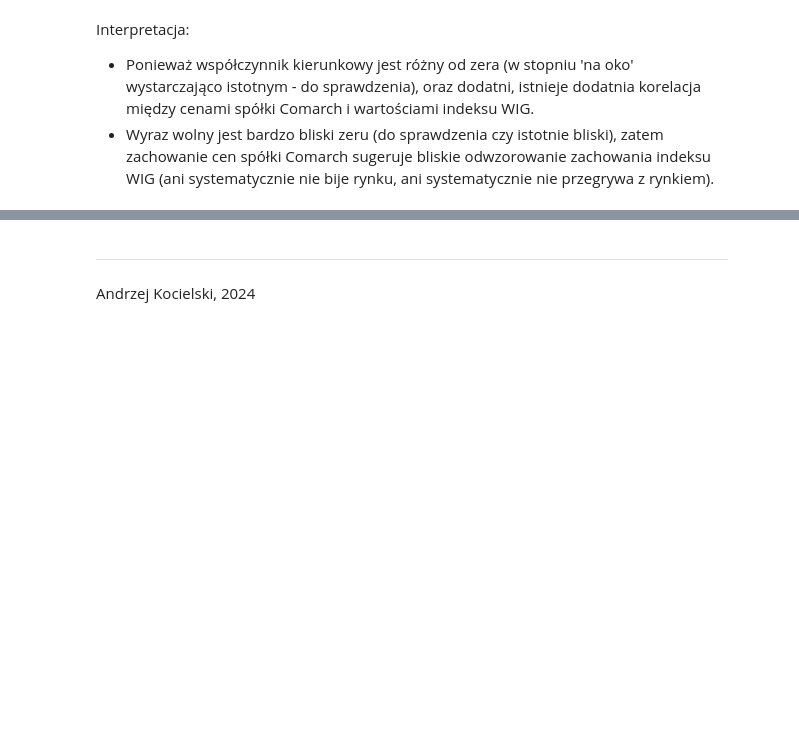
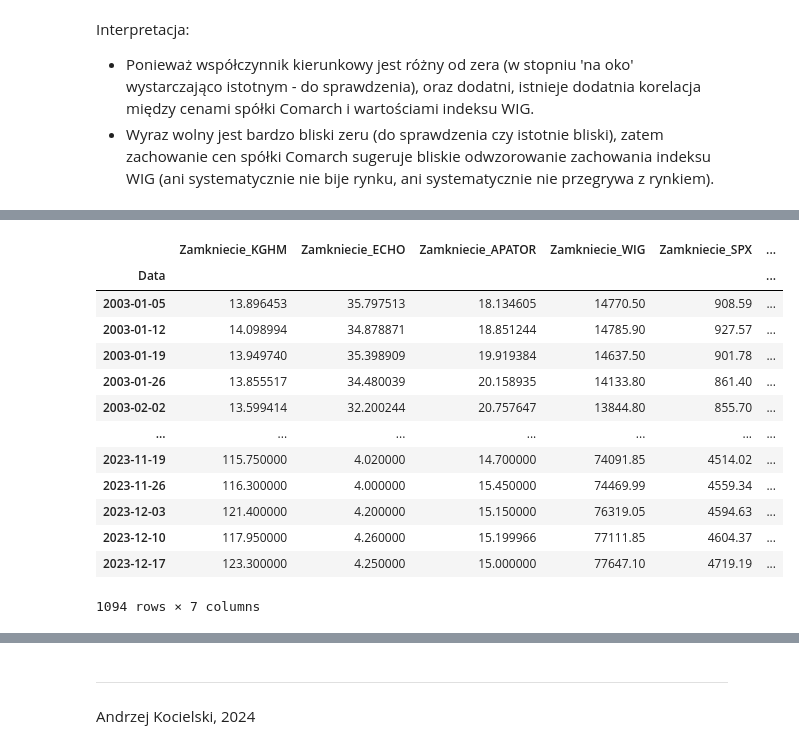
Before and after one commit to andkoc001/statistical-modeling, a Jupyter notebook: project.ipynb, the cells around one changed output, grey strips where cells are left out. Cells and saved outputs as stored; diff of their text form; code cells hidden in the pictures; blank space fills up the shorter version.

```diff
--- a/project.ipynb
+++ b/project.ipynb
@@ -56,14 +56,14 @@ merged_df = pd.DataFrame()
 # Zaczytanie danych z poszczególnych plików csv i dodanie do wspólnego DataFrame
 for file in csv_files:
     file_path = os.path.join(directory_path, file)
-    df = pd.read_csv(file_path)
+    df_i = pd.read_csv(file_path)
 
     # Dodanie nazwy poliku do nazwy kolumny (poza pierwszą, czyli datą)
     nazwa_pliku = os.path.splitext(os.path.basename(file))[0][:-2].upper()
-    df.columns = [df.columns[0]] + [f"{col}_{nazwa_pliku}" for col in df.columns[1:]]
+    df_i.columns = [df_i.columns[0]] + [f"{col}_{nazwa_pliku}" for col in df_i.columns[1:]]
 
     # Łączenie danych z poszczególnych plików
-    merged_df = pd.concat([merged_df, df], ignore_index=False, axis=1)
+    merged_df = pd.concat([merged_df, df_i], ignore_index=False, axis=1)
 
 # Usunięcie powtórzonych kolumn z datami
 merged_df = merged_df.T.drop_duplicates().T
@@ -536,0 +607,25 @@ Zmienną zależną będzie zamknięcia spółki **Comarch**, oraz następujące
+# %%
+# Przygotowania danych
+
+# Przypisanie zmiennych niezależnych i zależnej
+niezalezne = ['Zamkniecie_KGHM', 'Zamkniecie_ECHO', 'Zamkniecie_APATOR', 'Zamkniecie_WIG', 'Zamkniecie_SPX', 'Zamkniecie_EURPLN', 'Zamkniecie_XAUPLN']
+X_wielo = merged_df[niezalezne]
+y_wielo = merged_df['Zamkniecie_COMARCH']
+# %%
+# podgląd zmiennych niezależnych
+X_wielo
+# %% [output]
+|  | Zamkniecie_KGHM | Zamkniecie_ECHO | Zamkniecie_APATOR | Zamkniecie_WIG | Zamkniecie_SPX | ... |
+| Data |  |  |  |  |  | ... |
+| 2003-01-05 | 13.896453 | 35.797513 | 18.134605 | 14770.50 | 908.59 | ... |
+| 2003-01-12 | 14.098994 | 34.878871 | 18.851244 | 14785.90 | 927.57 | ... |
+| 2003-01-19 | 13.949740 | 35.398909 | 19.919384 | 14637.50 | 901.78 | ... |
+| 2003-01-26 | 13.855517 | 34.480039 | 20.158935 | 14133.80 | 861.40 | ... |
+| 2003-02-02 | 13.599414 | 32.200244 | 20.757647 | 13844.80 | 855.70 | ... |
+| ... | ... | ... | ... | ... | ... | ... |
+| 2023-11-19 | 115.750000 | 4.020000 | 14.700000 | 74091.85 | 4514.02 | ... |
+| 2023-11-26 | 116.300000 | 4.000000 | 15.450000 | 74469.99 | 4559.34 | ... |
+| 2023-12-03 | 121.400000 | 4.200000 | 15.150000 | 76319.05 | 4594.63 | ... |
+| 2023-12-10 | 117.950000 | 4.260000 | 15.199966 | 77111.85 | 4604.37 | ... |
+| 2023-12-17 | 123.300000 | 4.250000 | 15.000000 | 77647.10 | 4719.19 | ... |
+1094 rows × 7 columns
```
Also changed, not shown: parts of 19 cells of this notebook.
